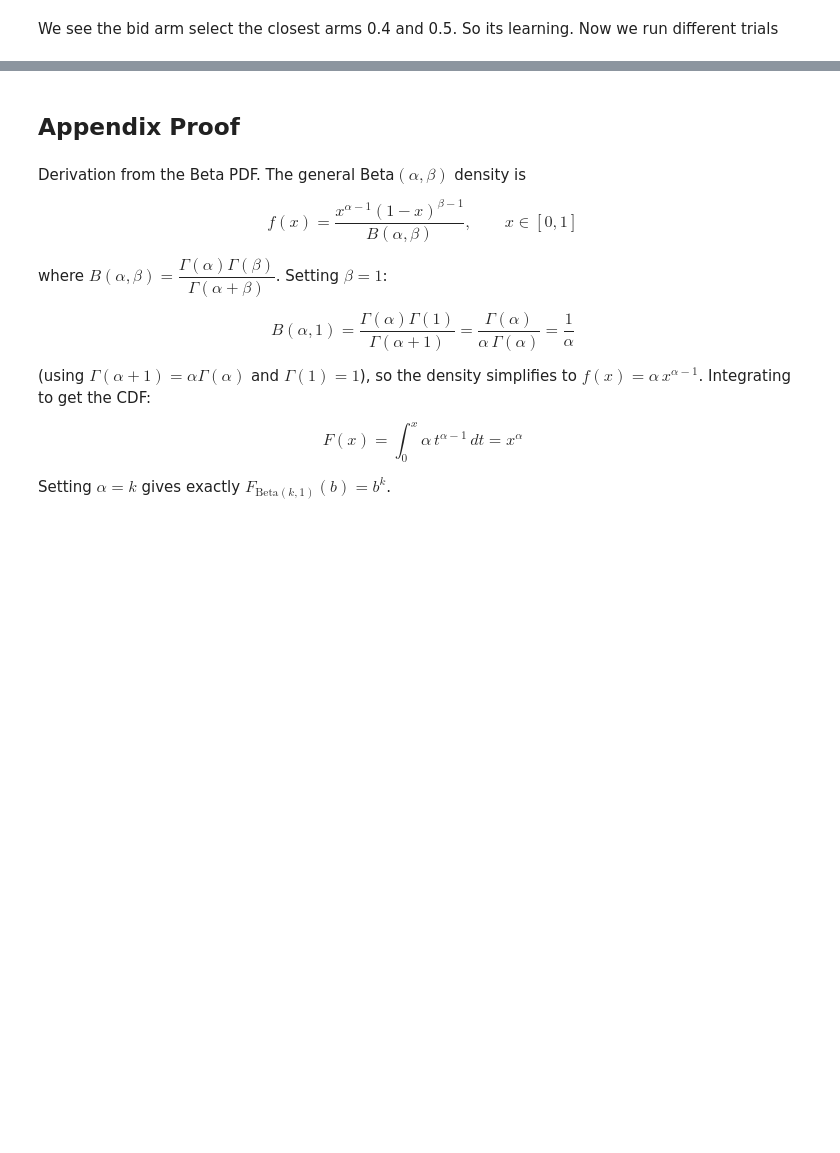
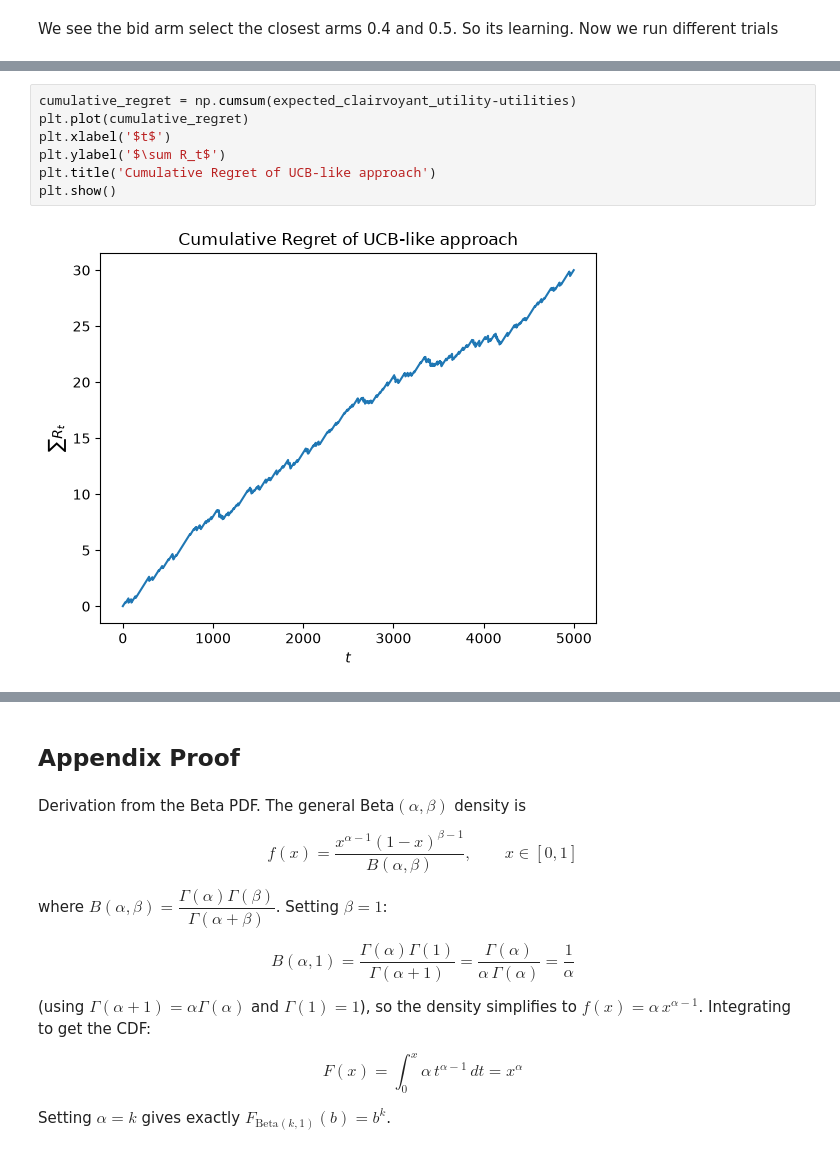
Before and after one commit to poligregni/OnlineLearningApplications2026, a Jupyter notebook: requirement_1.ipynb, the cells around one changed output, grey strips where cells are left out. Drawn from its saved outputs; the diff is of its cells as text; blank space fills up the shorter version.

```diff
--- a/requirement_1.ipynb
+++ b/requirement_1.ipynb
@@ -464,0 +637,9 @@ Average final regret: 37.0067
+# %%
+cumulative_regret = np.cumsum(expected_clairvoyant_utility-utilities)
+plt.plot(cumulative_regret)
+plt.xlabel('$t$')
+plt.ylabel('$\sum R_t$')
+plt.title('Cumulative Regret of UCB-like approach')
+plt.show()
+# %% [output]
+[figure, added]
```
Also changed, not shown: parts of 18 cells of this notebook.
